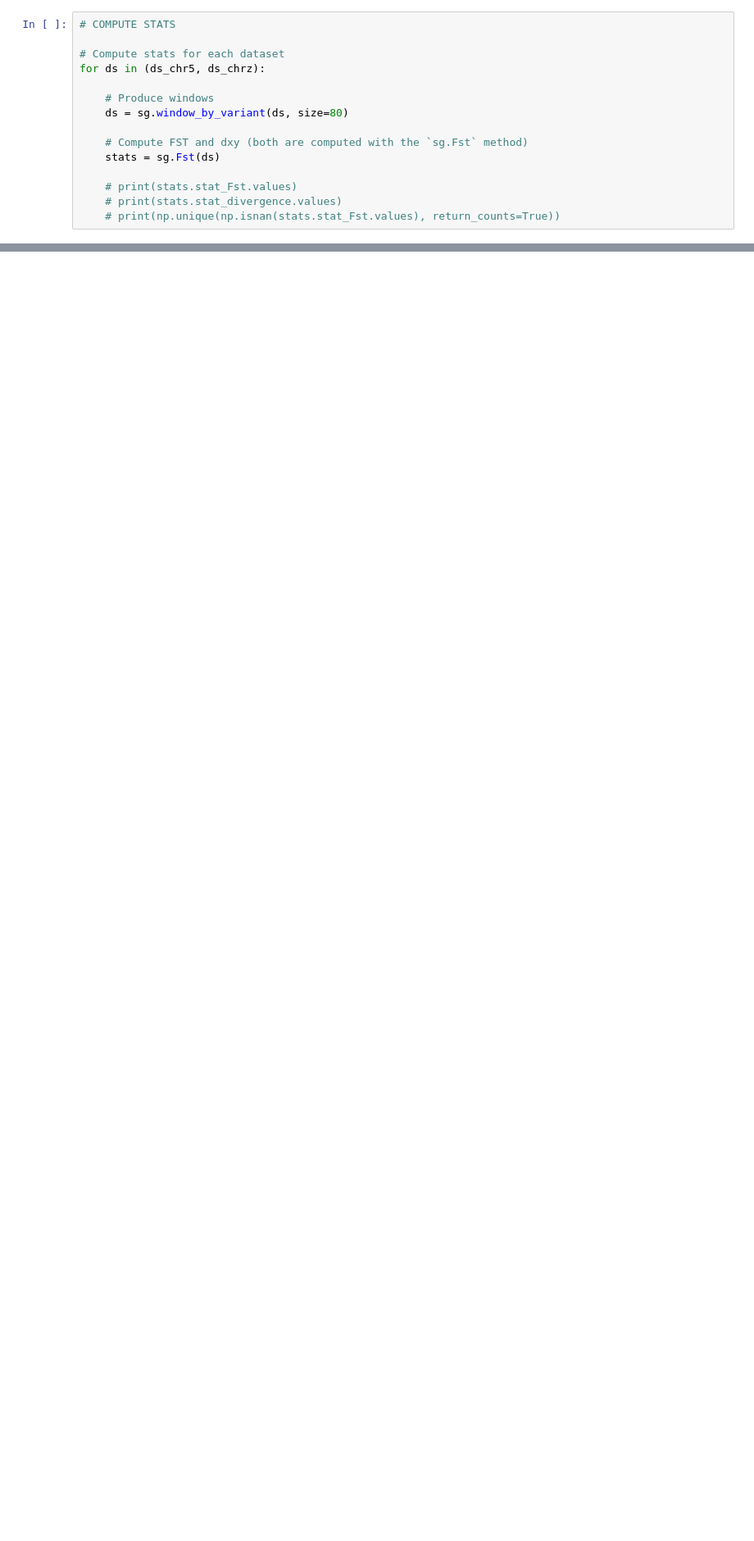
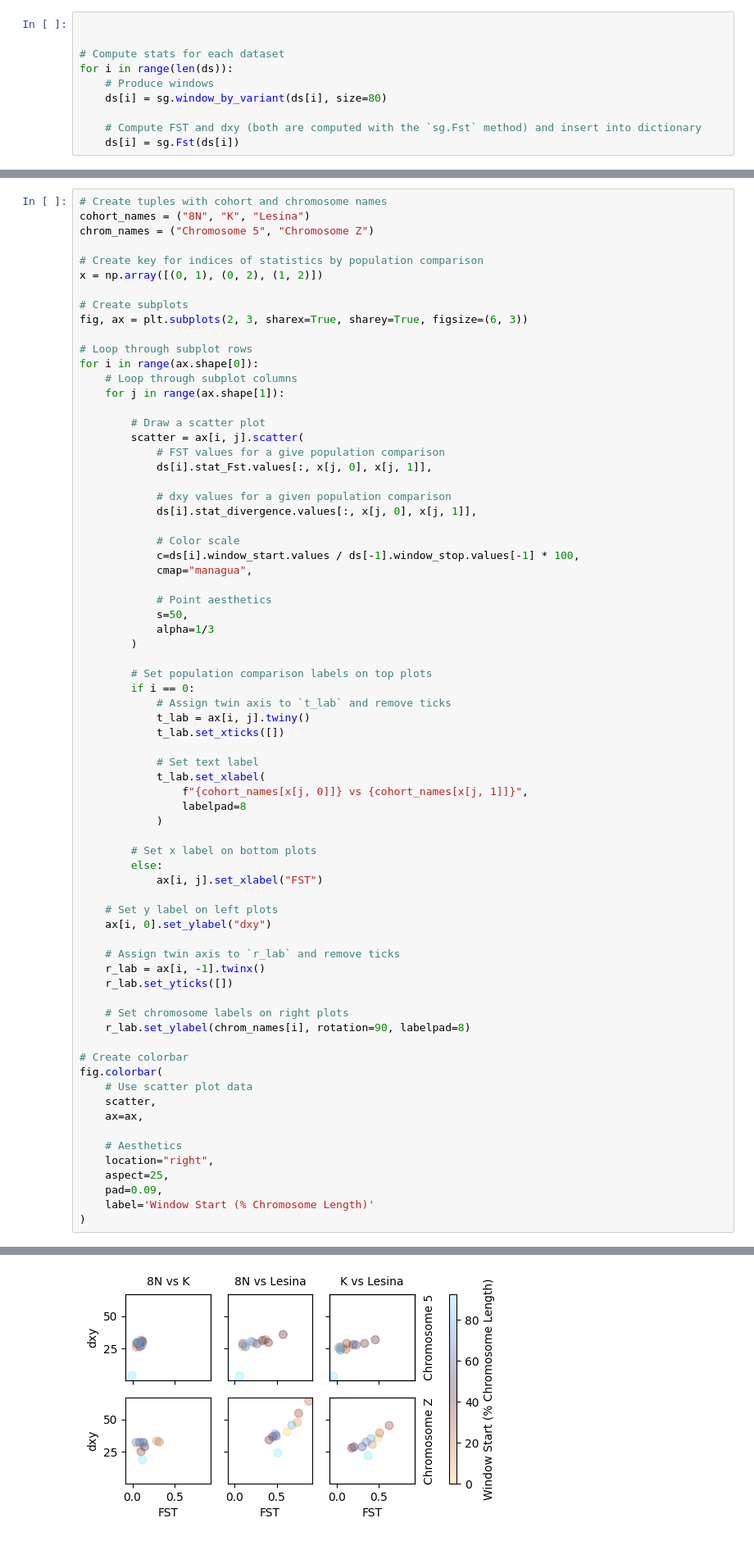
Before and after one commit to otodreas/FST_dxy, a Jupyter notebook: notebooks/test_sgkit.ipynb, the cells around one changed output, grey strips where cells are left out. Shown at 82% size. Drawn from its saved outputs; the diff is of its cells as text; blank space fills up the shorter version.

Commit message:
got plotting working

```diff
--- a/notebooks/test_sgkit.ipynb
+++ b/notebooks/test_sgkit.ipynb
@@ -33,15 +50,10 @@ del(ds)
 # %%
-# COMPUTE STATS
+
 
 # Compute stats for each dataset
-for ds in (ds_chr5, ds_chrz):
+for i in range(len(ds)):
+    # Produce windows
+    ds[i] = sg.window_by_variant(ds[i], size=80)
 
-    # Produce windows
-    ds = sg.window_by_variant(ds, size=80)
-
-    # Compute FST and dxy (both are computed with the `sg.Fst` method)
-    stats = sg.Fst(ds)
-
-    # print(stats.stat_Fst.values)
-    # print(stats.stat_divergence.values)
-    # print(np.unique(np.isnan(stats.stat_Fst.values), return_counts=True))
+    # Compute FST and dxy (both are computed with the `sg.Fst` method) and insert into dictionary
+    ds[i] = sg.Fst(ds[i])
@@ -47,0 +68,72 @@ for ds in (ds_chr5, ds_chrz):
+# %%
+# Create tuples with cohort and chromosome names
+cohort_names = ("8N", "K", "Lesina")
+chrom_names = ("Chromosome 5", "Chromosome Z")
+
+# Create key for indices of statistics by population comparison
+x = np.array([(0, 1), (0, 2), (1, 2)])
+
+# Create subplots
+fig, ax = plt.subplots(2, 3, sharex=True, sharey=True, figsize=(6, 3))
+
+# Loop through subplot rows
+for i in range(ax.shape[0]):
+    # Loop through subplot columns
+    for j in range(ax.shape[1]):
+
+        # Draw a scatter plot
+        scatter = ax[i, j].scatter(
+            # FST values for a give population comparison
+            ds[i].stat_Fst.values[:, x[j, 0], x[j, 1]],
+
+            # dxy values for a given population comparison
+            ds[i].stat_divergence.values[:, x[j, 0], x[j, 1]],
+
+            # Color scale
+            c=ds[i].window_start.values / ds[-1].window_stop.values[-1] * 100,
+            cmap="managua",
+
+            # Point aesthetics
+            s=50,
+            alpha=1/3
+        )
+
+        # Set population comparison labels on top plots
+        if i == 0:
+            # Assign twin axis to `t_lab` and remove ticks
+            t_lab = ax[i, j].twiny()
+            t_lab.set_xticks([])
+
+            # Set text label
+            t_lab.set_xlabel(
+                f"{cohort_names[x[j, 0]]} vs {cohort_names[x[j, 1]]}",
+                labelpad=8
+            )
+
+        # Set x label on bottom plots
+        else:
+            ax[i, j].set_xlabel("FST")
+
+    # Set y label on left plots
+    ax[i, 0].set_ylabel("dxy")
+
+    # Assign twin axis to `r_lab` and remove ticks
+    r_lab = ax[i, -1].twinx()
+    r_lab.set_yticks([])
+
+    # Set chromosome labels on right plots
+    r_lab.set_ylabel(chrom_names[i], rotation=90, labelpad=8)
+
+# Create colorbar
+fig.colorbar(
+    # Use scatter plot data
+    scatter,
+    ax=ax,
+
+    # Aesthetics
+    location="right",
+    aspect=25,
+    pad=0.09,
+    label='Window Start (% Chromosome Length)'
+)
+# %% [output]
@@ -47,0 +141 @@ for ds in (ds_chr5, ds_chrz):
+[figure, added]
```
Also changed, not shown: parts of 12 cells of this notebook.
